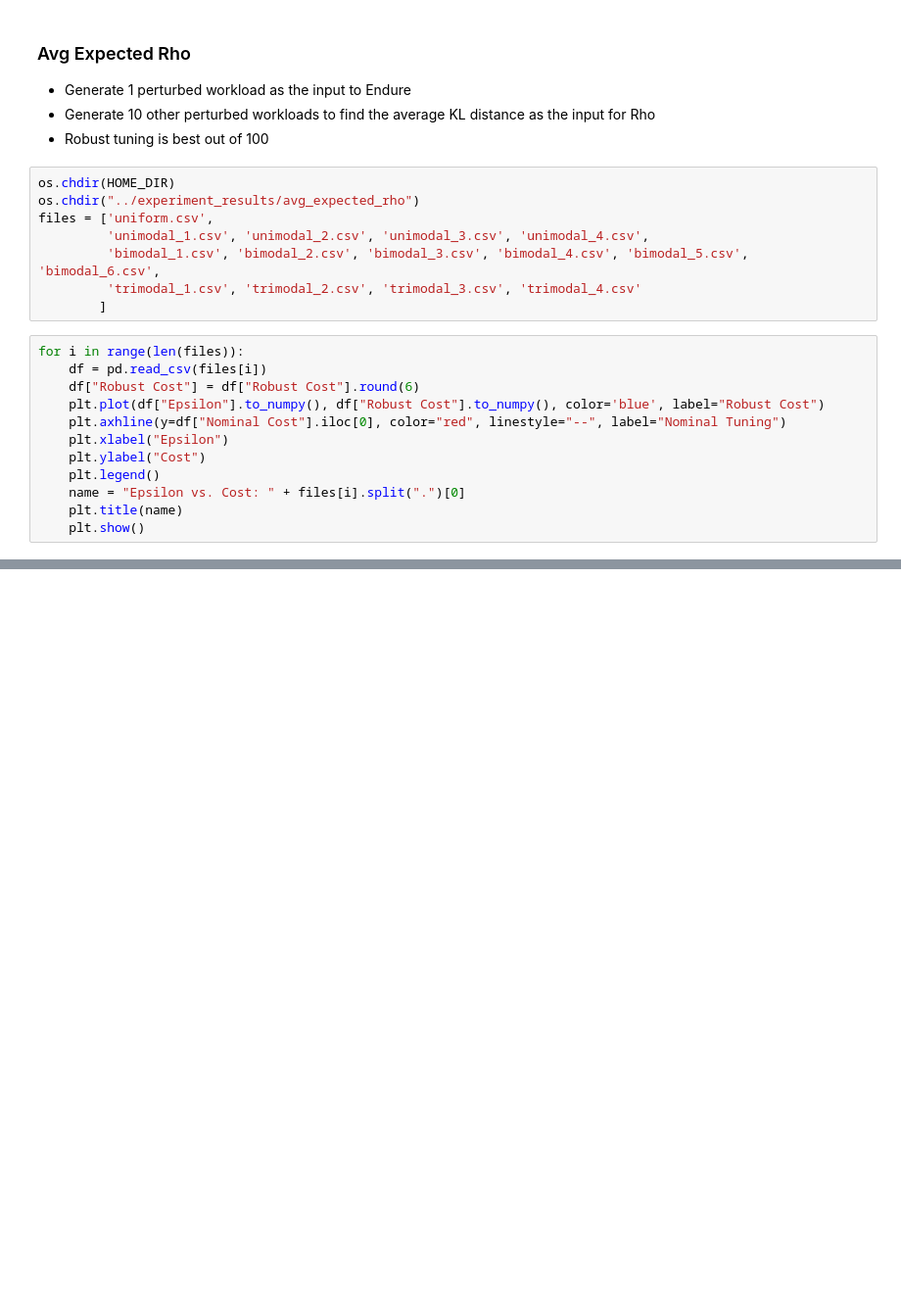
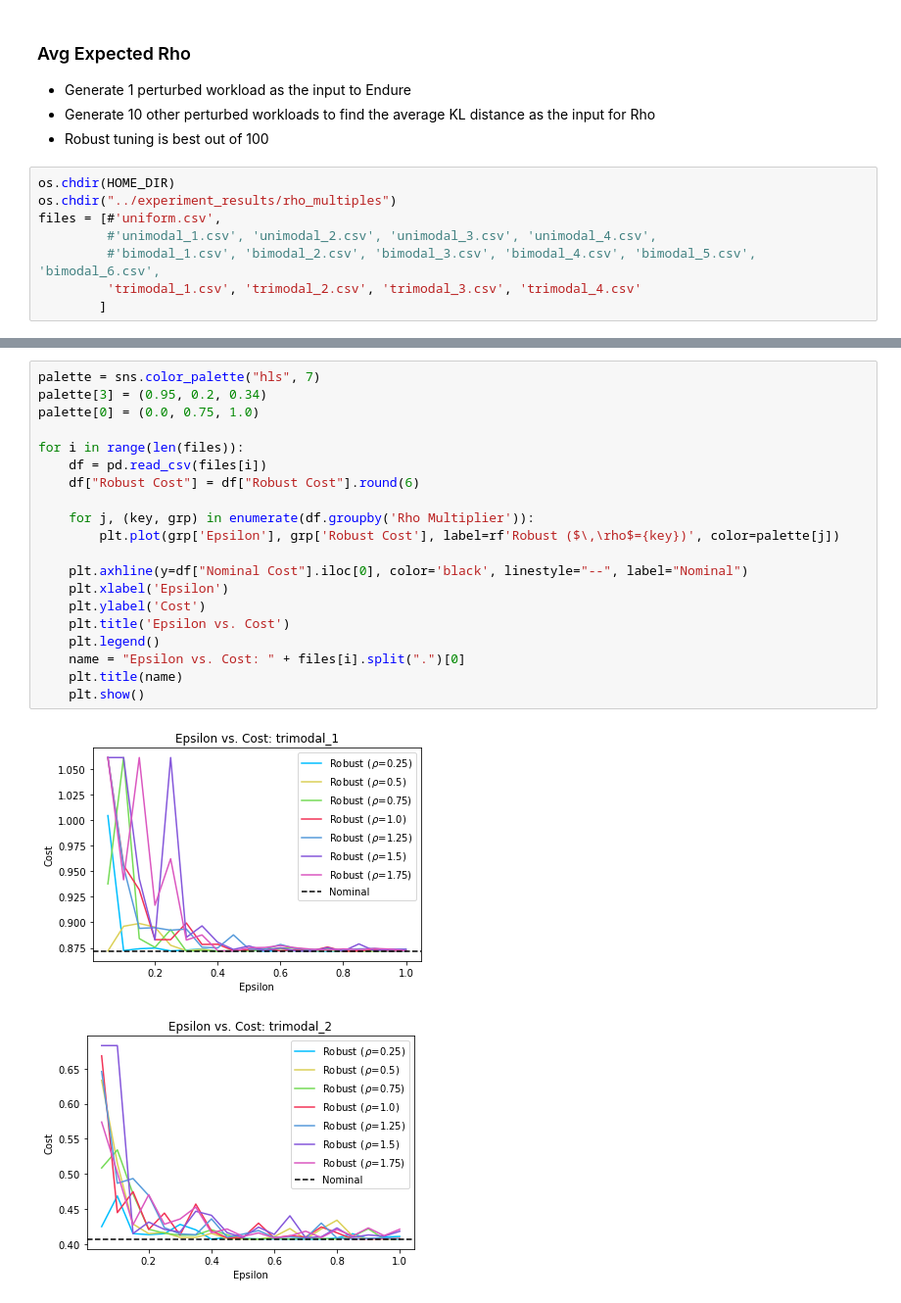
Before and after one commit to Pizzawookiee/private_lsm_tuning, a Jupyter notebook: notebook/Multiple Workloads Experiment.ipynb, the cells around one changed output, grey strips where cells are left out. Shown: that part at 98% size. Saved outputs shown, nothing was run; the diff lists cells and outputs as text; blank space fills up the shorter version.

Commit message:
added rho multiplier experiments

```diff
--- a/notebook/Multiple Workloads Experiment.ipynb
+++ b/notebook/Multiple Workloads Experiment.ipynb
@@ -93,21 +95,9 @@ The lower than nominal costs in `unimodal_1` and `unimodal_2` and `bimodal_1` ca
 - Robust tuning is best out of 100
 # %%
 os.chdir(HOME_DIR)
-os.chdir("../experiment_results/avg_expected_rho")
-files = ['uniform.csv',
-         'unimodal_1.csv', 'unimodal_2.csv', 'unimodal_3.csv', 'unimodal_4.csv',
-         'bimodal_1.csv', 'bimodal_2.csv', 'bimodal_3.csv', 'bimodal_4.csv', 'bimodal_5.csv', 'bimodal_6.csv',
+os.chdir("../experiment_results/rho_multiples")
+files = [#'uniform.csv',
+         #'unimodal_1.csv', 'unimodal_2.csv', 'unimodal_3.csv', 'unimodal_4.csv',
+         #'bimodal_1.csv', 'bimodal_2.csv', 'bimodal_3.csv', 'bimodal_4.csv', 'bimodal_5.csv', 'bimodal_6.csv',
          'trimodal_1.csv', 'trimodal_2.csv', 'trimodal_3.csv', 'trimodal_4.csv'
         ]
-# %%
-for i in range(len(files)):
-    df = pd.read_csv(files[i])
-    df["Robust Cost"] = df["Robust Cost"].round(6)
-    plt.plot(df["Epsilon"].to_numpy(), df["Robust Cost"].to_numpy(), color='blue', label="Robust Cost")
-    plt.axhline(y=df["Nominal Cost"].iloc[0], color="red", linestyle="--", label="Nominal Tuning")
-    plt.xlabel("Epsilon")
-    plt.ylabel("Cost")
-    plt.legend()
-    name = "Epsilon vs. Cost: " + files[i].split(".")[0]
-    plt.title(name)
-    plt.show()
@@ -127,0 +104,23 @@ for i in range(len(files)):
+# %%
+palette = sns.color_palette("hls", 7)
+palette[3] = (0.95, 0.2, 0.34)
+palette[0] = (0.0, 0.75, 1.0)
+
+for i in range(len(files)):
+    df = pd.read_csv(files[i])
+    df["Robust Cost"] = df["Robust Cost"].round(6)
+
+    for j, (key, grp) in enumerate(df.groupby('Rho Multiplier')):
+        plt.plot(grp['Epsilon'], grp['Robust Cost'], label=rf'Robust ($\,\rho$={key})', color=palette[j])
+
+    plt.axhline(y=df["Nominal Cost"].iloc[0], color='black', linestyle="--", label="Nominal")
+    plt.xlabel('Epsilon')
+    plt.ylabel('Cost')
+    plt.title('Epsilon vs. Cost')
+    plt.legend()
+    name = "Epsilon vs. Cost: " + files[i].split(".")[0]
+    plt.title(name)
+    plt.show()
+# %% [output]
+[figure, added]
+[figure, added]
```
Also changed, not shown: parts of 3 cells of this notebook, 6 other files.
